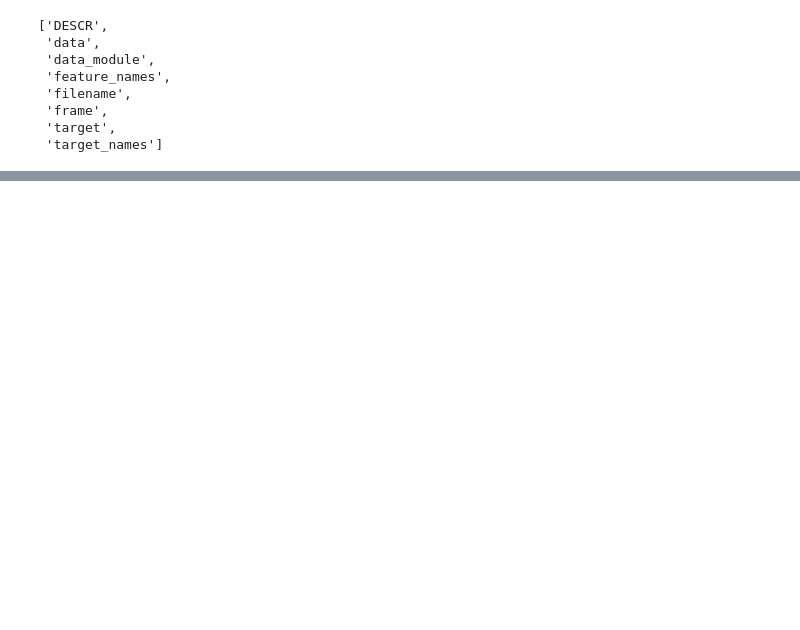
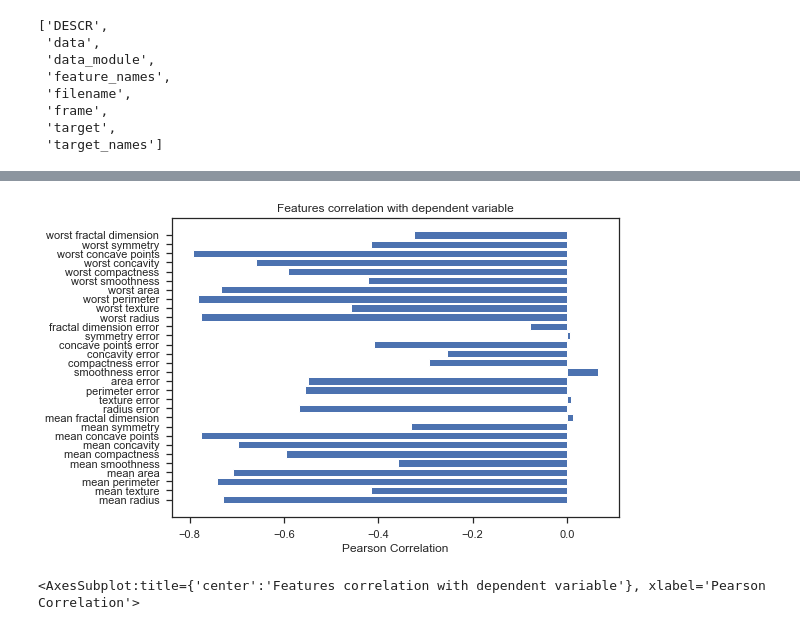
Before and after one commit to DavidDrumond/Python-portifolio, a Jupyter notebook: Breast_cancer/Breast_Cancer.ipynb, the cells around one changed output, grey strips where cells are left out. Saved outputs shown, nothing was run; the diff lists cells and outputs as text; code cells hidden in the pictures; blank space fills up the shorter version.

```diff
--- a/Breast_cancer/Breast_Cancer.ipynb
+++ b/Breast_cancer/Breast_Cancer.ipynb
@@ -52,0 +82,7 @@ plt.title("Breaast cancer PCA ")
+# %%
+display = FeatureCorrelation(labels = database.feature_names)
+display.fit(X, Y)
+display.show()
+# %% [output]
+[figure, added]
+<AxesSubplot:title={'center':'Features correlation with dependent variable'}, xlabel='Pearson Correlation'>
```
Also changed, not shown: parts of 14 cells of this notebook.
